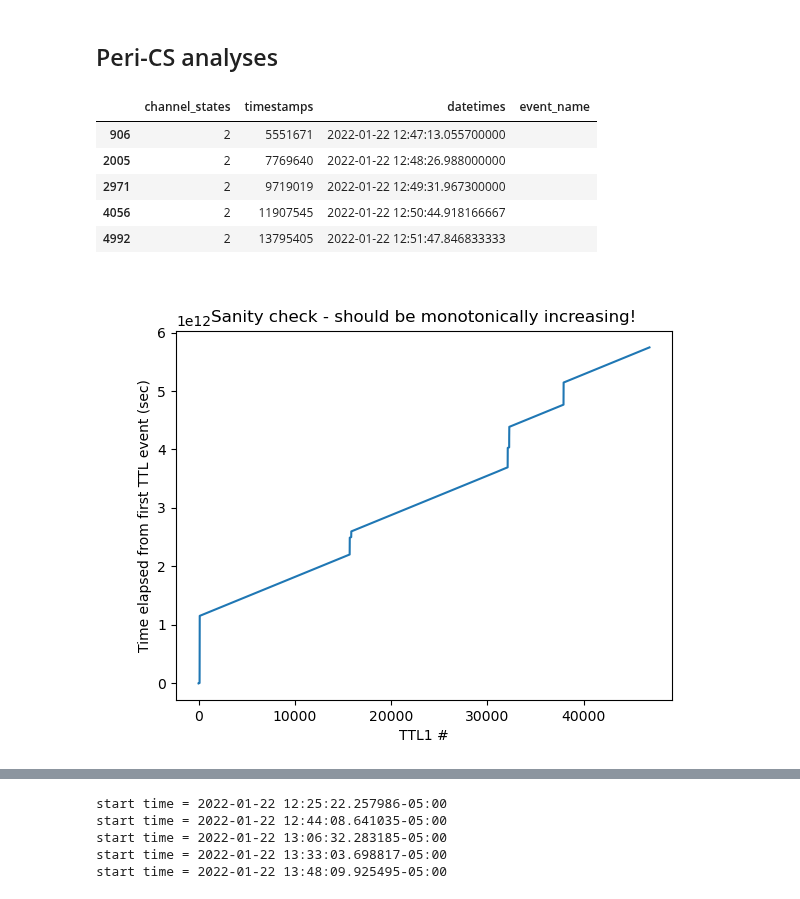
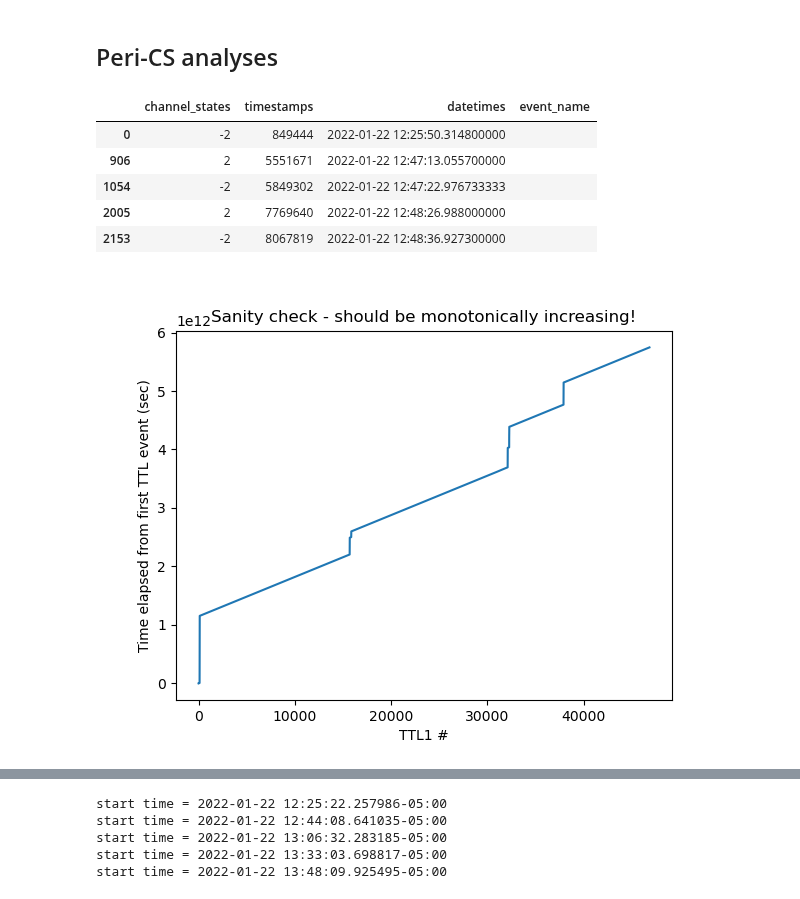
Before and after one commit to nkinsky/TraceFC, a Jupyter notebook: Notebooks/Spectral_Analysis.ipynb, the cells around one changed output, grey strips where cells are left out. Drawn from its saved outputs; the diff is of its cells as text; code cells hidden in the pictures.

```diff
--- a/Notebooks/Spectral_Analysis.ipynb
+++ b/Notebooks/Spectral_Analysis.ipynb
@@ -250,16 +249,16 @@ Text(0.5, 0, 'Time from Ripple Peak (sec)')
 # %%
 import neuropy.io.openephysio as oeio
 
 # Import TTLs for CS from OpenEphys
 ttl_df = oeio.load_all_ttl_events(sess.basepath, sanity_check_channel=1, zero_timestamps=True)
-ttl_df[ttl_df['channel_states'] == 2].head(5)
+ttl_df[ttl_df['channel_states'].abs() == 2].head(5)
 # %% [output]
 |  | channel_states | timestamps | datetimes | event_name |
+| 0 | -2 | 849444 | 2022-01-22 12:25:50.314800000 |  |
 | 906 | 2 | 5551671 | 2022-01-22 12:47:13.055700000 |  |
+| 1054 | -2 | 5849302 | 2022-01-22 12:47:22.976733333 |  |
 | 2005 | 2 | 7769640 | 2022-01-22 12:48:26.988000000 |  |
-| 2971 | 2 | 9719019 | 2022-01-22 12:49:31.967300000 |  |
-| 4056 | 2 | 11907545 | 2022-01-22 12:50:44.918166667 |  |
-| 4992 | 2 | 13795405 | 2022-01-22 12:51:47.846833333 |  |
+| 2153 | -2 | 8067819 | 2022-01-22 12:48:36.927300000 |  |
 [figure]
 # %%
 import tracefc.io.traceio as traceio
```
Also changed, not shown: parts of 9 cells of this notebook.
